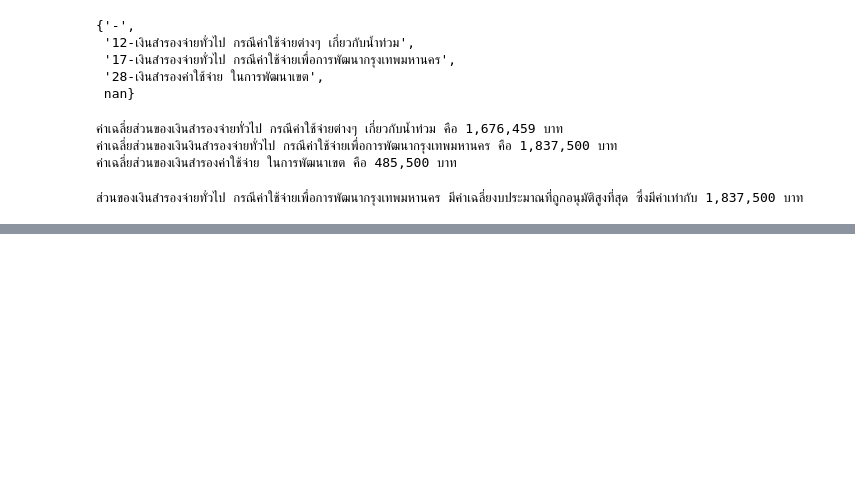
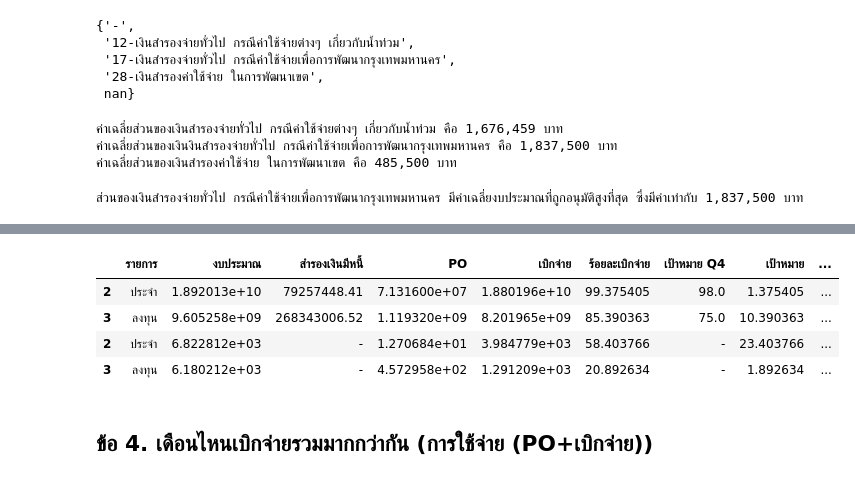
Before and after one commit to Ratchanontt/python_dataviz2023, a Jupyter notebook: HomeWork.ipynb, the cells around one changed output, grey strips where cells are left out. Drawn from its saved outputs; the diff is of its cells as text; code cells hidden in the pictures; blank space fills up the shorter version.

```diff
--- a/HomeWork.ipynb
+++ b/HomeWork.ipynb
@@ -607,0 +652,17 @@ else:
+# %%
+sep_oct_df.rename(columns=lambda x: x.replace('\n', '')) #ลบค่า \n ในหัวข้อคอลัมน์
+sep_oct_df.rename(columns=lambda x: x.replace('*/-', '')) #ลบค่า */- ในหัวข้อคอลัมน์
+
+#เปลี่ยนค่า NaN ให้เป็นค่า -
+#เนื่องจากไม่มีข้อมูลที่แสดงให้เห็นจากตาราง
+
+sep_oct_df.fillna('-',inplace=True) #หากใช้ .dropna จะทำให้ทุกแถวหายไป เนื่องจากในทุกๆ แถวมีค่า NaN ทั้งหมด
+sep_oct_df
+# %% [output]
+|  | รายการ | งบประมาณ | สำรองเงินมีหนี้ | PO | เบิกจ่าย | ร้อยละเบิกจ่าย | เป้าหมาย Q4 | เป้าหมาย | ... |
+| 2 | ประจำ | 1.892013e+10 | 79257448.41 | 7.131600e+07 | 1.880196e+10 | 99.375405 | 98.0 | 1.375405 | ... |
+| 3 | ลงทุน | 9.605258e+09 | 268343006.52 | 1.119320e+09 | 8.201965e+09 | 85.390363 | 75.0 | 10.390363 | ... |
+| 2 | ประจำ | 6.822812e+03 | - | 1.270684e+01 | 3.984779e+03 | 58.403766 | - | 23.403766 | ... |
+| 3 | ลงทุน | 6.180212e+03 | - | 4.572958e+02 | 1.291209e+03 | 20.892634 | - | 1.892634 | ... |
+# %% [markdown]
+## ข้อ 4. เดือนไหนเบิกจ่ายรวมมากกว่ากัน (การใช้จ่าย (PO+เบิกจ่าย))
```
Also changed, not shown: parts of 20 cells of this notebook.
